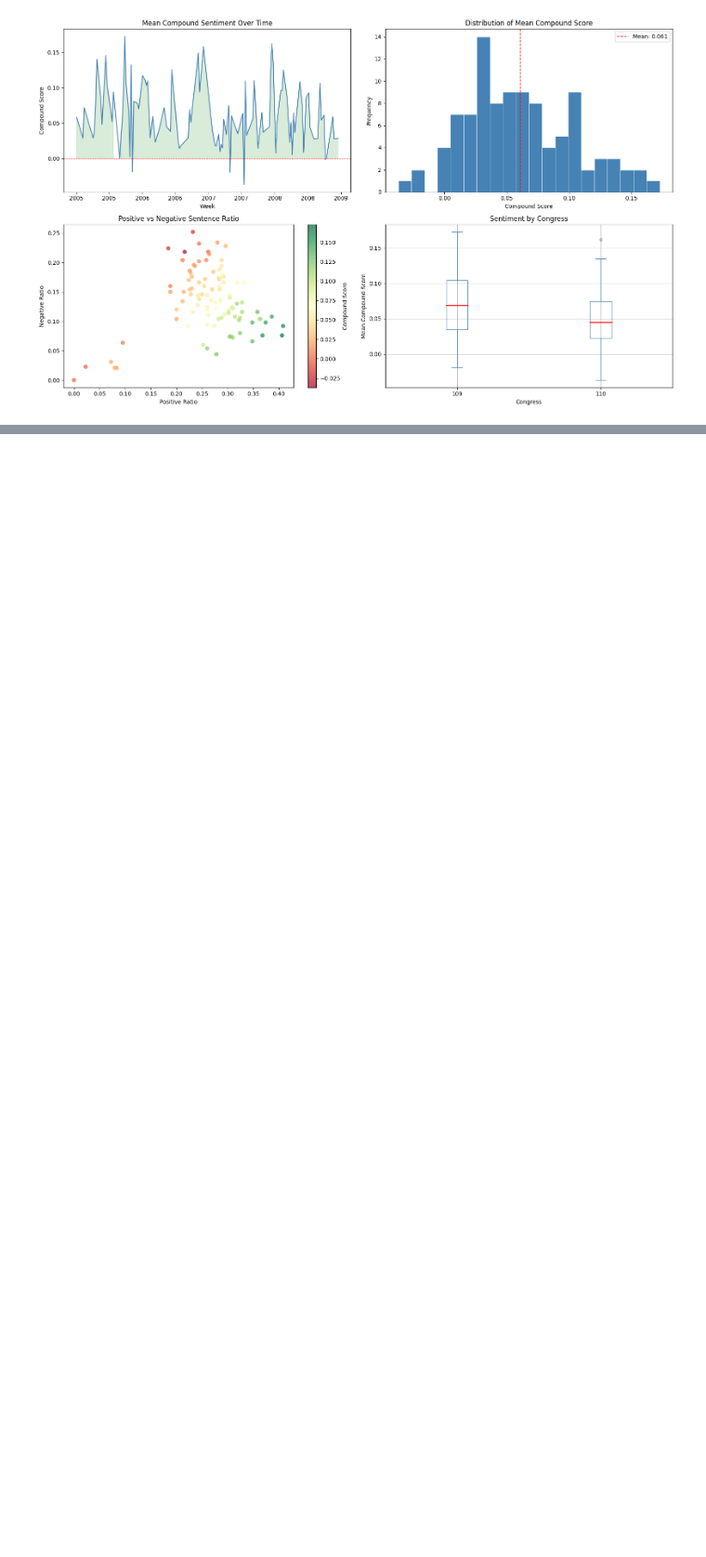
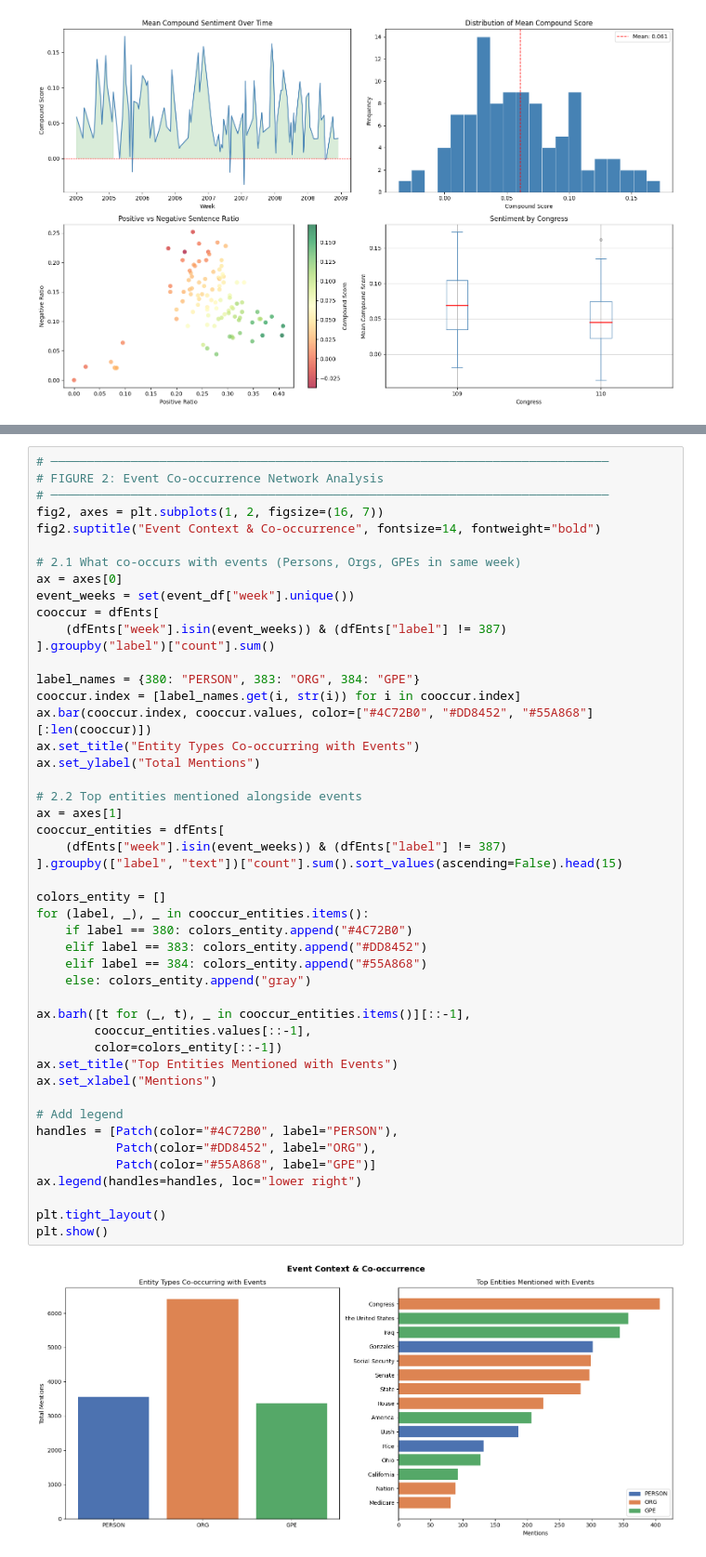
Before and after one commit to macdeath-AA/congressional-records-events-saliency, a Jupyter notebook: code/analysis.ipynb, the cells around one changed output, grey strips where cells are left out. Shown at 93% size. Drawn from its saved outputs; the diff is of its cells as text; blank space fills up the shorter version.

```diff
--- a/code/analysis.ipynb
+++ b/code/analysis.ipynb
@@ -495,0 +893,49 @@ plt.show()
+# %%
+# ─────────────────────────────────────────────────────────────────────────────
+# FIGURE 2: Event Co-occurrence Network Analysis
+# ─────────────────────────────────────────────────────────────────────────────
+fig2, axes = plt.subplots(1, 2, figsize=(16, 7))
+fig2.suptitle("Event Context & Co-occurrence", fontsize=14, fontweight="bold")
+
+# 2.1 What co-occurs with events (Persons, Orgs, GPEs in same week)
+ax = axes[0]
+event_weeks = set(event_df["week"].unique())
+cooccur = dfEnts[
+    (dfEnts["week"].isin(event_weeks)) & (dfEnts["label"] != 387)
+].groupby("label")["count"].sum()
+
+label_names = {380: "PERSON", 383: "ORG", 384: "GPE"}
+cooccur.index = [label_names.get(i, str(i)) for i in cooccur.index]
+ax.bar(cooccur.index, cooccur.values, color=["#4C72B0", "#DD8452", "#55A868"][:len(cooccur)])
+ax.set_title("Entity Types Co-occurring with Events")
+ax.set_ylabel("Total Mentions")
+
+# 2.2 Top entities mentioned alongside events
+ax = axes[1]
+cooccur_entities = dfEnts[
+    (dfEnts["week"].isin(event_weeks)) & (dfEnts["label"] != 387)
+].groupby(["label", "text"])["count"].sum().sort_values(ascending=False).head(15)
+
+colors_entity = []
+for (label, _), _ in cooccur_entities.items():
+    if label == 380: colors_entity.append("#4C72B0")
+    elif label == 383: colors_entity.append("#DD8452")
+    elif label == 384: colors_entity.append("#55A868")
+    else: colors_entity.append("gray")
+
+ax.barh([t for (_, t), _ in cooccur_entities.items()][::-1],
+        cooccur_entities.values[::-1],
+        color=colors_entity[::-1])
+ax.set_title("Top Entities Mentioned with Events")
+ax.set_xlabel("Mentions")
+
+# Add legend
+handles = [Patch(color="#4C72B0", label="PERSON"),
+           Patch(color="#DD8452", label="ORG"),
+           Patch(color="#55A868", label="GPE")]
+ax.legend(handles=handles, loc="lower right")
+
+plt.tight_layout()
+plt.show()
+# %% [output]
+[figure, added]
```
Also changed, not shown: parts of 23 cells of this notebook.
